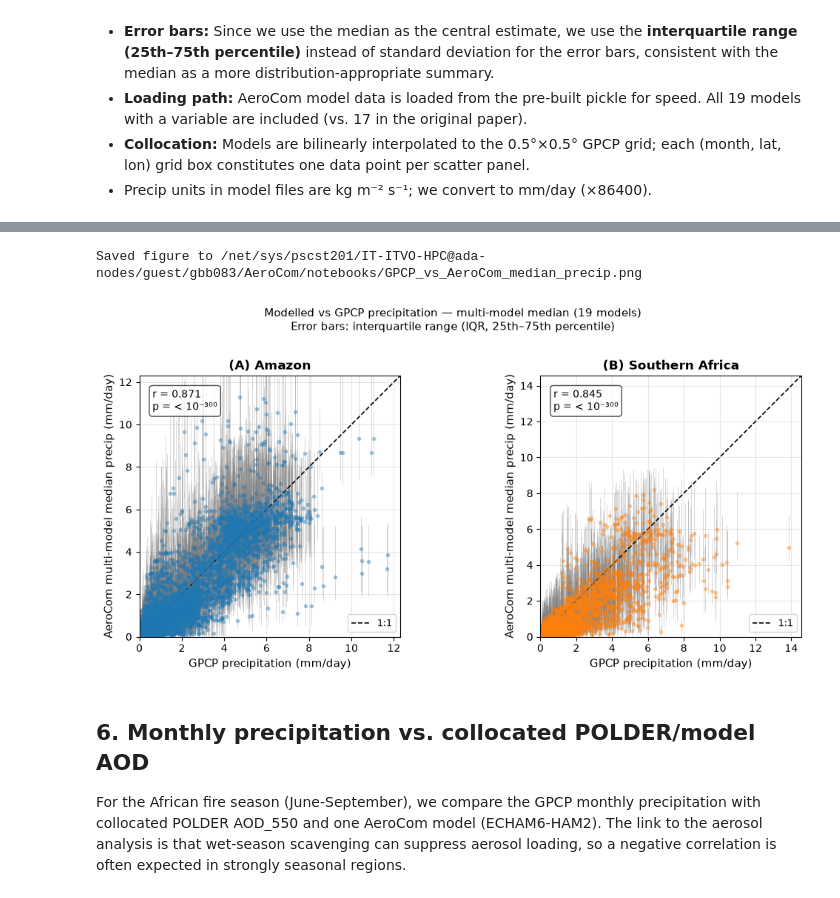
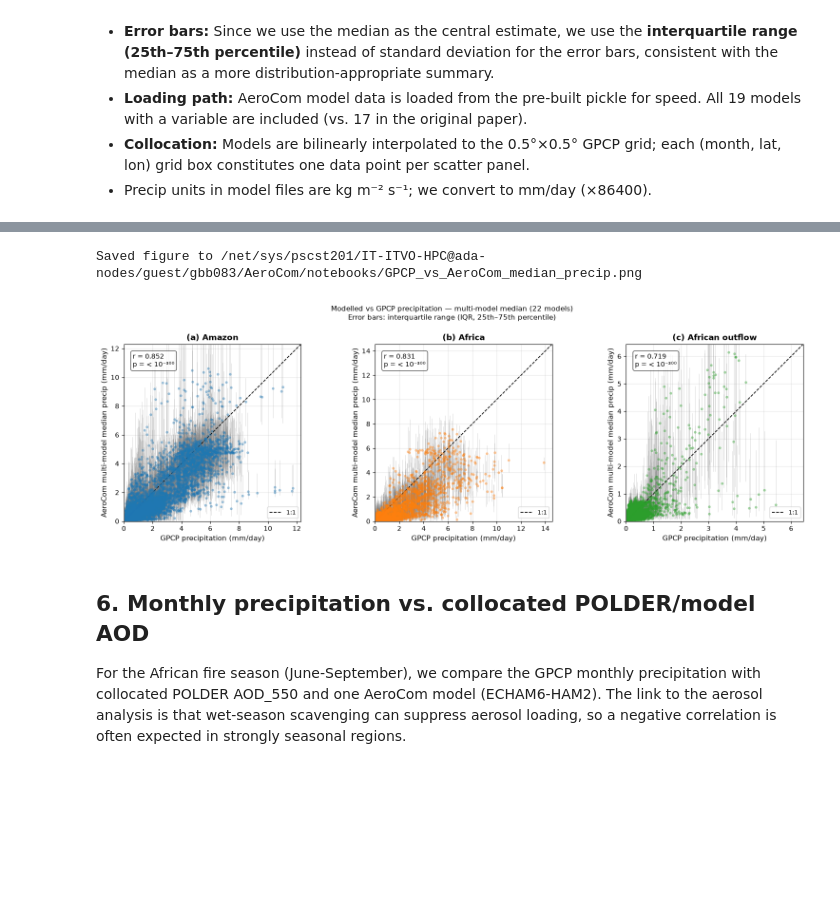
Before and after one commit to jessieaha/AeroCom_Error, a Jupyter notebook: notebooks/GPCP_analysis.ipynb, the cells around one changed output, grey strips where cells are left out. Drawn from its saved outputs; the diff is of its cells as text; code cells hidden in the pictures; blank space fills up the shorter version.

```diff
--- a/notebooks/GPCP_analysis.ipynb
+++ b/notebooks/GPCP_analysis.ipynb
@@ -285,9 +396,9 @@ Southern Africa: 19 models, 5280 grid-box-months, r=0.845, p=0.00e+00
 # %%
 # ── Fig. S4-style scatter: GPCP vs multi-model median precip ─────────────────
-fig, axes = plt.subplots(1, 2, figsize=(11, 5))
+fig, axes = plt.subplots(1, 3, figsize=(16, 5))
 
-panel_keys = ["amazon", "africa"]
-colors = {"amazon": "tab:blue", "africa": "tab:orange"}
+panel_keys = ["amazon", "africa","outflow_af"]
+colors = {"amazon": "tab:blue", "africa": "tab:orange", "outflow_af": "tab:green"}
 
 for ax, rname in zip(axes, panel_keys):
     cfg  = fig_s4_regions[rname]
@@ -315,34 +426,34 @@ for ax, rname in zip(axes, panel_keys):
     # Annotate r and p-value
     p_str = f"{p_val:.2e}" if p_val >= 1e-300 else "< 10\u207b\u00b3\u2070\u2070"
     annot = "r = {:.3f}\np = {}".format(r_val, p_str)
     ax.text(0.05, 0.95, annot,
             transform=ax.transAxes, va="top", ha="left", fontsize=10,
             bbox=dict(boxstyle="round,pad=0.3", facecolor="white", alpha=0.7))
 
     ax.set_xlim(0, max_val)
     ax.set_ylim(0, max_val)
     ax.set_xlabel("GPCP precipitation (mm/day)", fontsize=11)
     ax.set_ylabel("AeroCom multi-model median precip (mm/day)", fontsize=11)
     ax.set_title("{} {}".format(cfg["panel"], cfg["label"]), fontsize=12, fontweight="bold")
     ax.legend(fontsize=9)
     ax.grid(True, alpha=0.3)
     ax.set_aspect("equal", adjustable="box")
 
 n_models = scatter_data["amazon"]["n_models"]
 fig.suptitle(
     "Modelled vs GPCP precipitation \u2014 multi-model median ({} models)\n"
     "Error bars: interquartile range (IQR, 25th\u201375th percentile)".format(n_models),
     fontsize=11, y=1.01,
 )
 plt.tight_layout()
 
 fig_path = os.path.join(project_root, "notebooks", "GPCP_vs_AeroCom_median_precip.png")
 fig.savefig(fig_path, dpi=150, bbox_inches="tight")
 print("Saved figure to {}".format(fig_path))
 plt.show()
 # %% [output]
 Saved figure to /net/sys/pscst201/IT-ITVO-HPC@ada-nodes/guest/gbb083/AeroCom/notebooks/GPCP_vs_AeroCom_median_precip.png
-[figure, old version]
+[figure, new version]
 # %% [markdown]
 ## 6. Monthly precipitation vs. collocated POLDER/model AOD
 
```
Also changed, not shown: parts of 4 cells of this notebook, 29 other files.
